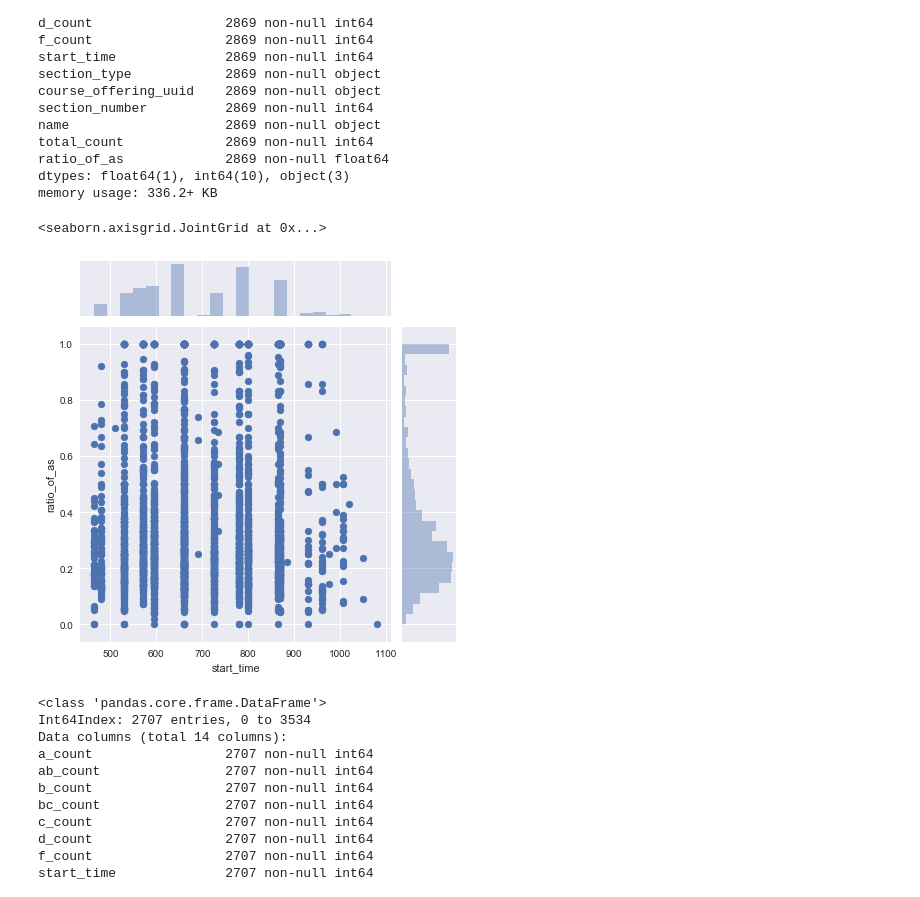
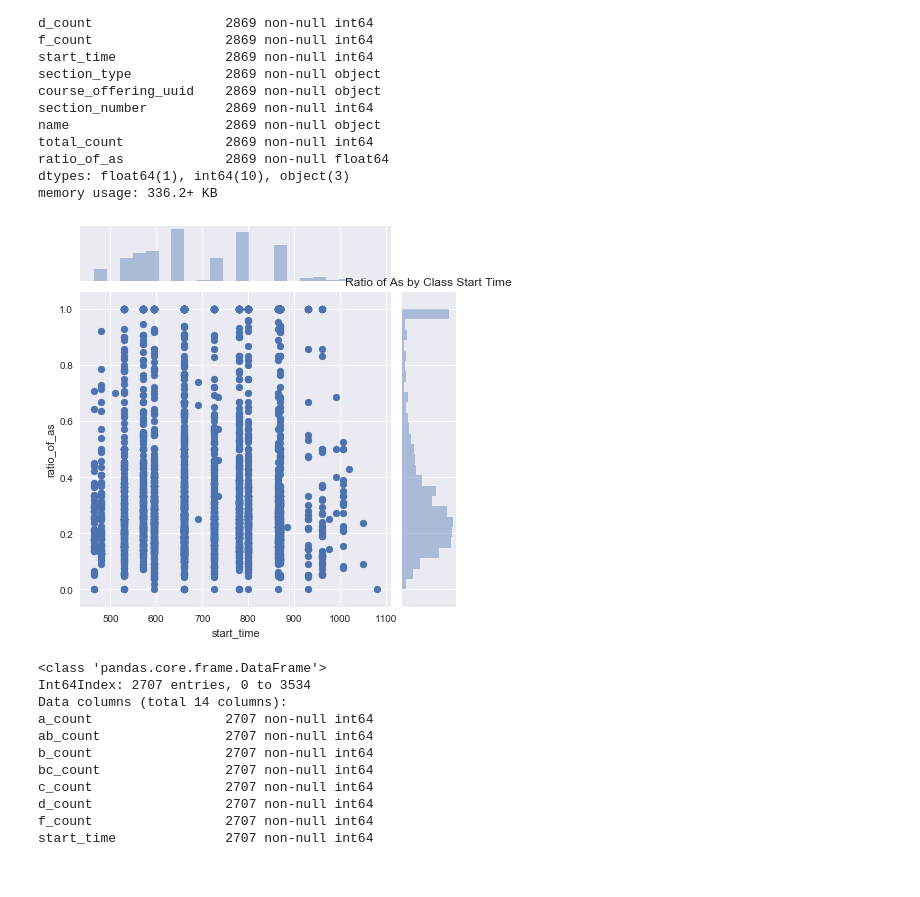
Before and after one commit to kayschulz/build_course_schedule, a Jupyter notebook: math_time_and_grades.ipynb, the cells around one changed output. Drawn from its saved outputs; the diff is of its cells as text; code cells hidden in the pictures.

Commit message:
Cleaned up notebook for test 4, time of math classes

```diff
--- a/math_time_and_grades.ipynb
+++ b/math_time_and_grades.ipynb
@@ -173,9 +173,10 @@ dtypes: float64(1), int64(10), object(3)
 memory usage: 336.2+ KB
 # %%
 sns.jointplot('start_time', 'ratio_of_as',df2)
+plt.title('Ratio of As by Class Start Time')
+plt.show();
 # %% [output]
-<seaborn.axisgrid.JointGrid at 0x...>
-[figure, old version]
+[figure, new version]
 # %%
 df2.drop_duplicates(inplace=True)
 df2.info()
```
Also changed, not shown: parts of 5 cells of this notebook.
